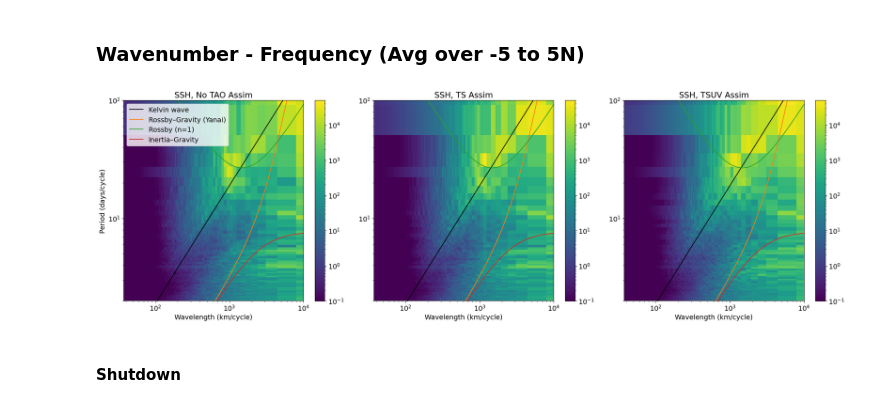
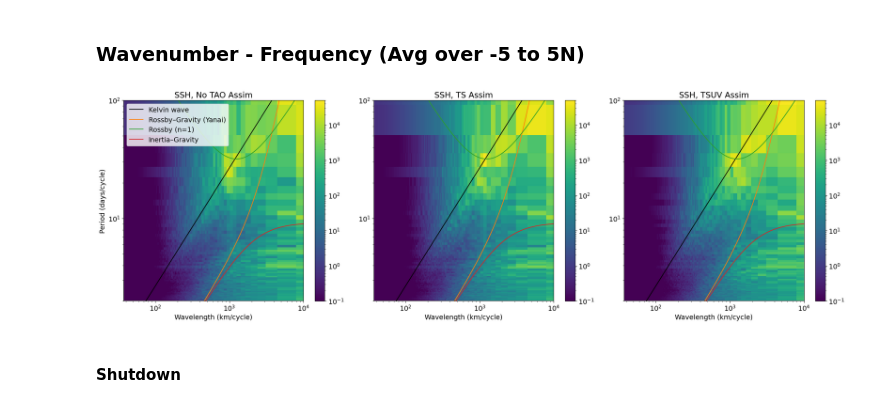
Before and after one commit to eldavenport/mitgcm-equatorial-waves, a Jupyter notebook: ssh_wavenumber_freq.ipynb, the cells around one changed output. Cells and saved outputs as stored; diff of their text form; code cells hidden in the pictures.

```diff
--- a/ssh_wavenumber_freq.ipynb
+++ b/ssh_wavenumber_freq.ipynb
@@ -139,7 +139,7 @@ g = 9.81             # gravity (m/s^2)
 beta = 2.3e-11       # equatorial beta (1/(m s))
 
 # Option A: set the equivalent depth (m) for the first baroclinic mode
-H_eq = 1.5          # m  <-- realistic for first baroclinic mode (gives c ~ 2.7 m/s)
+H_eq = 0.75          # m  <-- realistic for first baroclinic mode (gives c ~ 2.7 m/s)
 c = np.sqrt(g * H_eq)
 
 # Option B: alternatively set c directly:
@@ -198,34 +198,34 @@ ax[0].set_ylabel('Period (days/cycle)')
 fig.colorbar(pcm, ax=ax[0])
 ax[0].set_title('SSH, No TAO Assim')
 
 pcm = ax[1].pcolormesh(W_pos, F_pos, spec_ssha_pos, shading='auto', cmap='viridis', norm=LogNorm(vmin=vmin,vmax=vmax))
 ax[1].plot(lambda_km, T_kelvin_days, label='Kelvin wave', color='black',linewidth=1.5)
 ax[1].plot(lambda_km, period_yanai, label='Rossby–Gravity (Yanai)', color='C1')
 ax[1].plot(lambda_km, period_rossby, label='Rossby (n=1)', color='C2')
 ax[1].plot(lambda_km, period_ig, label='Inertia–Gravity (eastward)', color='C3')
 ax[1].loglog()
 ax[1].set_xlim(dx*2, 10000)  # Wavenumber in km/cycle
 ax[1].set_ylim(2, 100)  # Frequency in days/cycle
 ax[1].set_xlabel('Wavelength (km/cycle)')
 fig.colorbar(pcm, ax=ax[1])
 ax[1].set_title('SSH, TS Assim')
 
 pcm = ax[2].pcolormesh(W_pos, F_pos, spec_ssha_vel_pos, shading='auto', cmap='viridis', norm=LogNorm(vmin=vmin,vmax=vmax))
 ax[2].plot(lambda_km, T_kelvin_days, label='Kelvin wave', color='black',linewidth=1.5)
 ax[2].plot(lambda_km, period_yanai, label='Rossby–Gravity (Yanai)', color='C1')
 ax[2].plot(lambda_km, period_rossby, label='Rossby (n=1)', color='C2')
 ax[2].plot(lambda_km, period_ig, label='Inertia–Gravity', color='C3')
 ax[2].loglog()
 ax[2].set_xlim(dx*2, 10000)  # Wavenumber in km/cycle
 ax[2].set_ylim(2, 100)  # Frequency in days/cycle
 ax[2].set_xlabel('Wavelength (km/cycle)')
 fig.colorbar(pcm,ax=ax[2])
 ax[2].set_title('SSH, TSUV Assim')
 
 plt.tight_layout()  # leave space at the top
 fig.savefig(folder_name + 'ssh_wavenumber_freq_5S5N.png')
 # %% [output]
-[figure, old version]
+[figure, new version]
 # %% [markdown]
 #### Shutdown
 # %%
```
Also changed, not shown: 3 other files.
